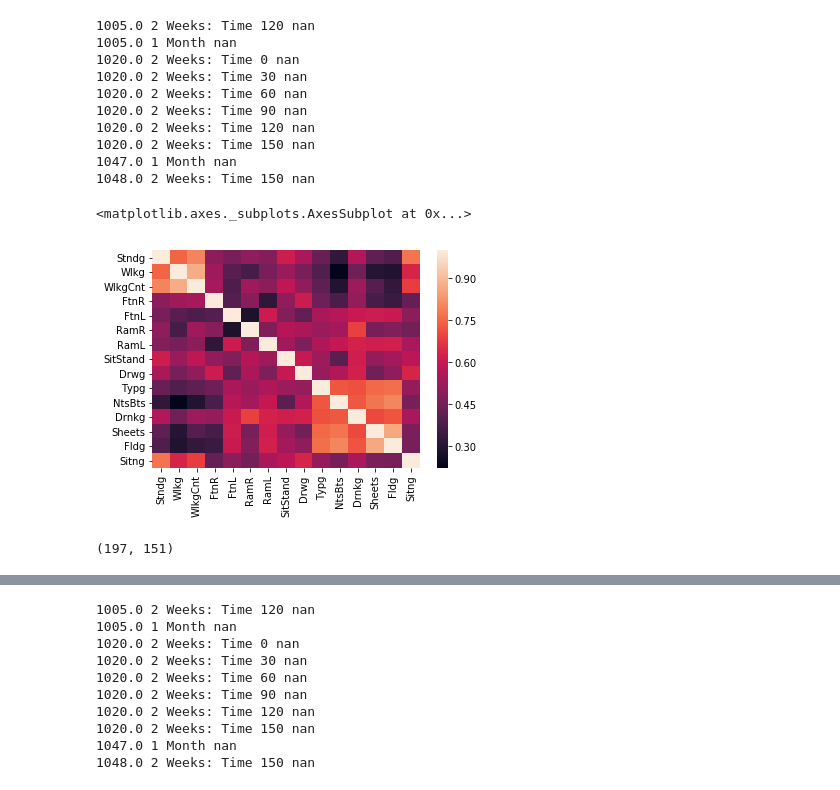
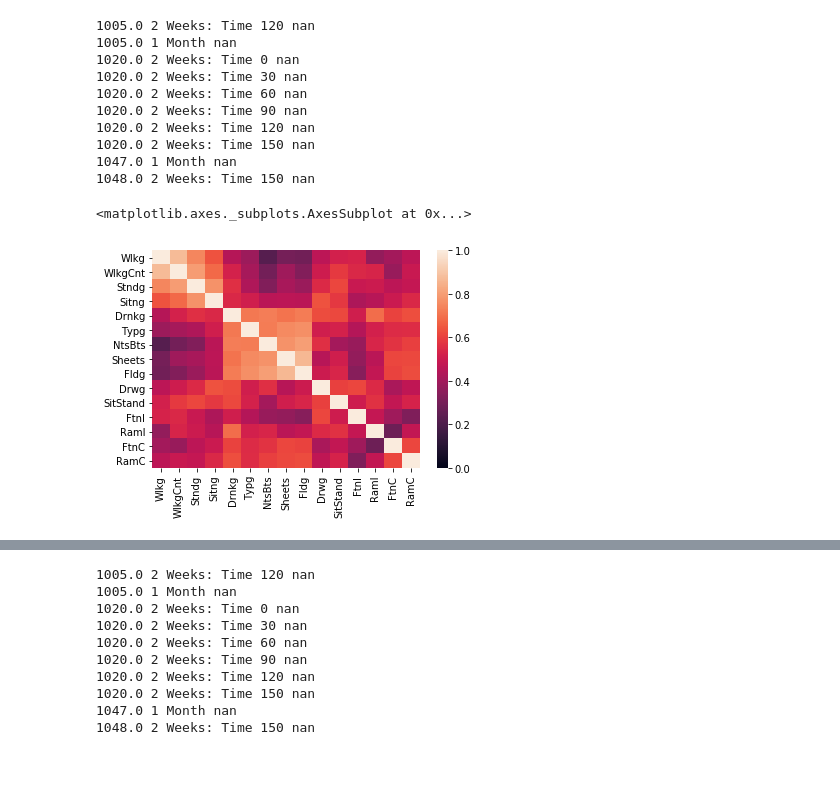
Before and after one commit to nshawen/CIS-PD_Curation, a Jupyter notebook: Clinician Score Correlation.ipynb, the cells around one changed output, grey strips where cells are left out. Saved outputs shown, nothing was run; the diff lists cells and outputs as text; code cells hidden in the pictures.

Commit message:
added Bradykinesia and UPDRS scores analysis

```diff
--- a/Clinician Score Correlation.ipynb
+++ b/Clinician Score Correlation.ipynb
@@ -35,6 +37,11 @@ AllScores = pd.DataFrame()
 for ind in D.index:
     row = D.loc[ind,:]
     side = row.Q03
+    if side == 'left':
+        SideDict = {'FtnR': 'FtnC', 'FtnL': 'FtnI', 'RamR':'RamC', 'RamL':'RamI'}
+    else:
+        SideDict = {'FtnR': 'FtnI', 'FtnL': 'FtnC', 'RamR':'RamI', 'RamL':'RamC'}
+
     try:
         side = side.lower()
     except(AttributeError):
@@ -45,7 +52,10 @@ for ind in D.index:
         QInd = Questions.zFieldNm==task+' tremor '+side+' upper limb rating'
         QNum = Questions[QInd].zFieldNb
 #         print(task+' tremor '+side+' upper limb rating',row[QNum].values)
+        if task_abr in SideDict.keys():
+            task_abr=SideDict[task_abr]
         RowScores[task_abr] = row[QNum].values[0]
+    RowScores.index = [(row.SubjectCode,row.VisitNm)]
     AllScores = pd.concat((AllScores,RowScores))
 # %% [output]
 1005.0 2 Weeks: Time 120 nan
@@ -58,13 +68,11 @@ for ind in D.index:
 1020.0 2 Weeks: Time 150 nan
 1047.0 1 Month nan
 1048.0 2 Weeks: Time 150 nan
-# %%
-sns.heatmap(AllScores.corr())
-# %% [output]
-<matplotlib.axes._subplots.AxesSubplot at 0x...>
-[figure, removed]
-# %%
-D.shape
-# %% [output]
-(197, 151)
+# %%
+sns.heatmap(AllScores.corr().loc[['Wlkg','WlkgCnt','Stndg','Sitng','Drnkg','Typg','NtsBts','Sheets','Fldg','Drwg','SitStand','FtnI','RamI','FtnC','RamC'],
+                                 ['Wlkg','WlkgCnt','Stndg','Sitng','Drnkg','Typg','NtsBts','Sheets','Fldg','Drwg','SitStand','FtnI','RamI','FtnC','RamC']]
+           ,vmin=0, vmax=1)
+# %% [output]
+<matplotlib.axes._subplots.AxesSubplot at 0x...>
+[figure, added]
 # %%
```
Also changed, not shown: parts of 23 cells of this notebook.
